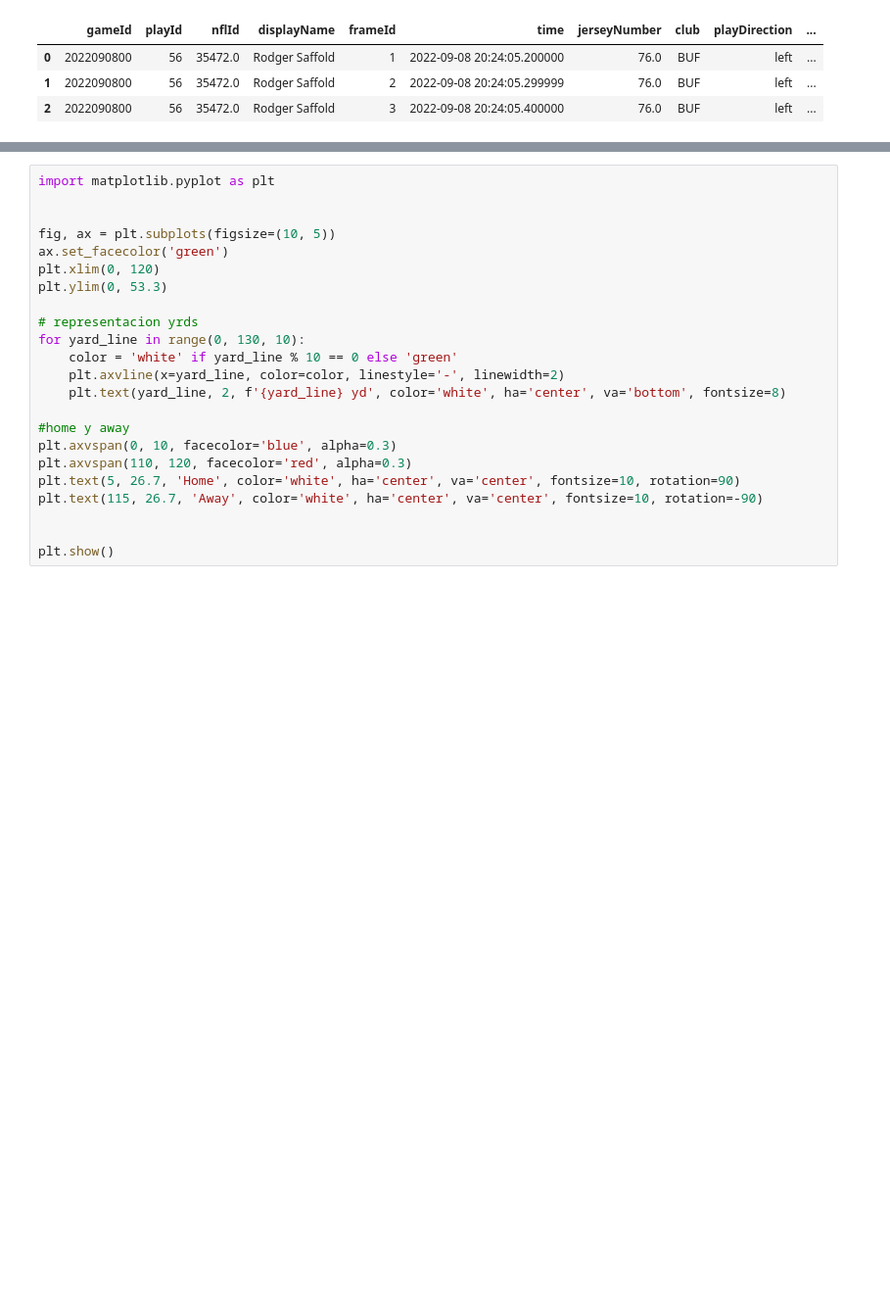
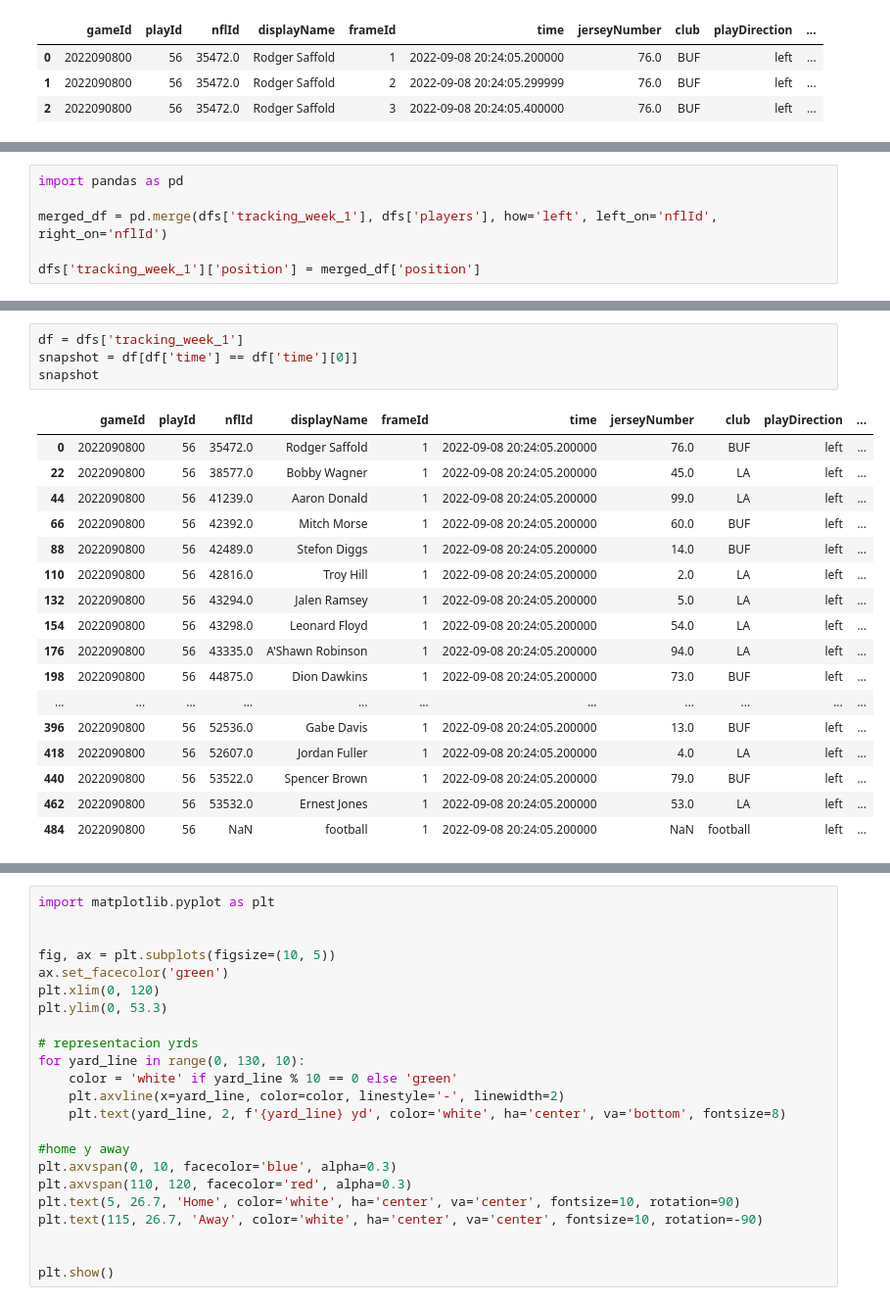
Before and after one commit to Alf-caput/NFL2022_TacklePredictNN, a Jupyter notebook: PracticaFinal_TacklingNFL.ipynb, the cells around one changed output, grey strips where cells are left out. Shown at 98% size. Cells and saved outputs as stored; diff of their text form; blank space fills up the shorter version.

```diff
--- a/PracticaFinal_TacklingNFL.ipynb
+++ b/PracticaFinal_TacklingNFL.ipynb
@@ -52,0 +74,6 @@ dfs['tracking_week_1'].head(3)
+# %%
+import pandas as pd
+
+merged_df = pd.merge(dfs['tracking_week_1'], dfs['players'], how='left', left_on='nflId', right_on='nflId')
+
+dfs['tracking_week_1']['position'] = merged_df['position']
@@ -54,0 +108,22 @@ game_ids = dfs['tracking_week_1']['gameId'].unique()
+# %%
+df = dfs['tracking_week_1']
+snapshot = df[df['time'] == df['time'][0]]
+snapshot
+# %% [output]
+|  | gameId | playId | nflId | displayName | frameId | time | jerseyNumber | club | playDirection | ... |
+| 0 | 2022090800 | 56 | 35472.0 | Rodger Saffold | 1 | 2022-09-08 20:24:05.200000 | 76.0 | BUF | left | ... |
+| 22 | 2022090800 | 56 | 38577.0 | Bobby Wagner | 1 | 2022-09-08 20:24:05.200000 | 45.0 | LA | left | ... |
+| 44 | 2022090800 | 56 | 41239.0 | Aaron Donald | 1 | 2022-09-08 20:24:05.200000 | 99.0 | LA | left | ... |
+| 66 | 2022090800 | 56 | 42392.0 | Mitch Morse | 1 | 2022-09-08 20:24:05.200000 | 60.0 | BUF | left | ... |
+| 88 | 2022090800 | 56 | 42489.0 | Stefon Diggs | 1 | 2022-09-08 20:24:05.200000 | 14.0 | BUF | left | ... |
+| 110 | 2022090800 | 56 | 42816.0 | Troy Hill | 1 | 2022-09-08 20:24:05.200000 | 2.0 | LA | left | ... |
+| 132 | 2022090800 | 56 | 43294.0 | Jalen Ramsey | 1 | 2022-09-08 20:24:05.200000 | 5.0 | LA | left | ... |
+| 154 | 2022090800 | 56 | 43298.0 | Leonard Floyd | 1 | 2022-09-08 20:24:05.200000 | 54.0 | LA | left | ... |
+| 176 | 2022090800 | 56 | 43335.0 | A'Shawn Robinson | 1 | 2022-09-08 20:24:05.200000 | 94.0 | LA | left | ... |
+| 198 | 2022090800 | 56 | 44875.0 | Dion Dawkins | 1 | 2022-09-08 20:24:05.200000 | 73.0 | BUF | left | ... |
+| ... | ... | ... | ... | ... | ... | ... | ... | ... | ... | ... |
+| 396 | 2022090800 | 56 | 52536.0 | Gabe Davis | 1 | 2022-09-08 20:24:05.200000 | 13.0 | BUF | left | ... |
+| 418 | 2022090800 | 56 | 52607.0 | Jordan Fuller | 1 | 2022-09-08 20:24:05.200000 | 4.0 | LA | left | ... |
+| 440 | 2022090800 | 56 | 53522.0 | Spencer Brown | 1 | 2022-09-08 20:24:05.200000 | 79.0 | BUF | left | ... |
+| 462 | 2022090800 | 56 | 53532.0 | Ernest Jones | 1 | 2022-09-08 20:24:05.200000 | 53.0 | LA | left | ... |
+| 484 | 2022090800 | 56 | NaN | football | 1 | 2022-09-08 20:24:05.200000 | NaN | football | left | ... |
```
Also changed, not shown: parts of 10 cells of this notebook.
